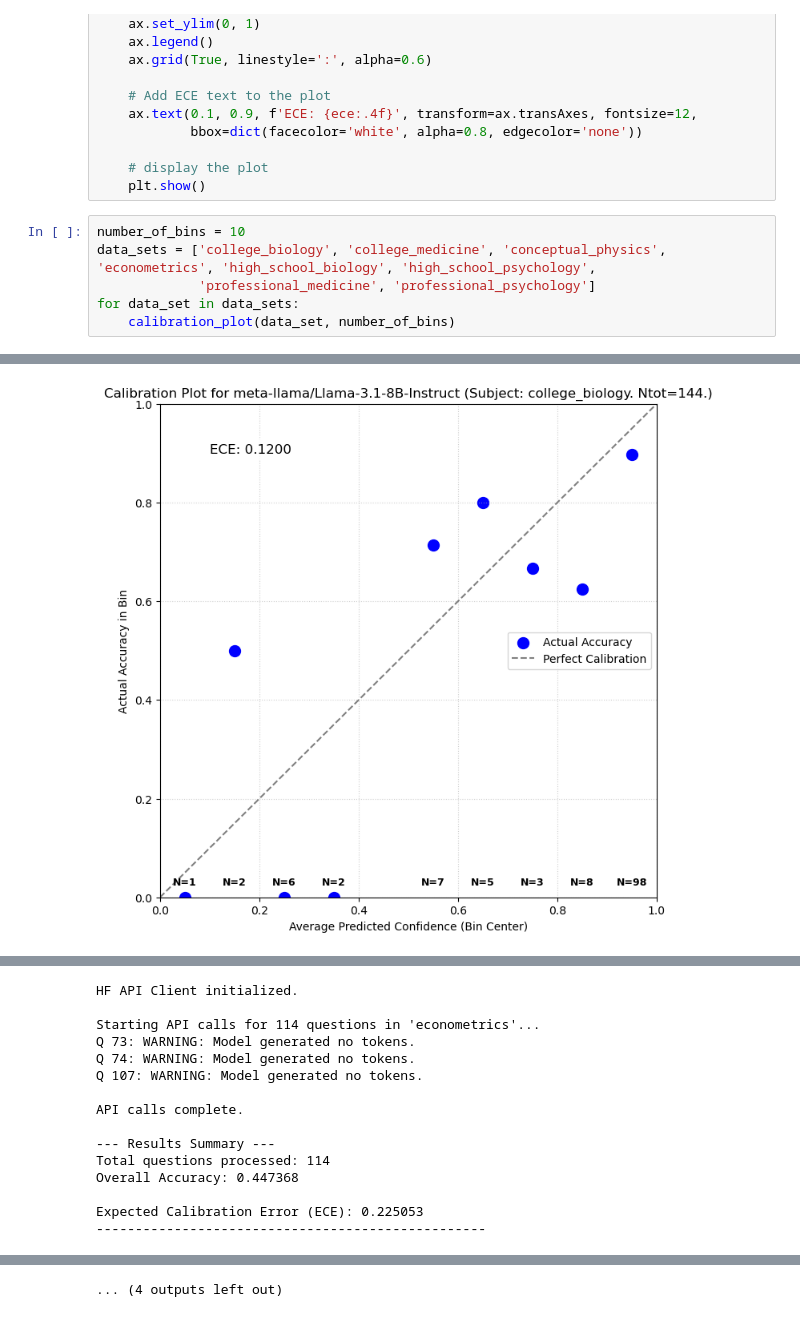
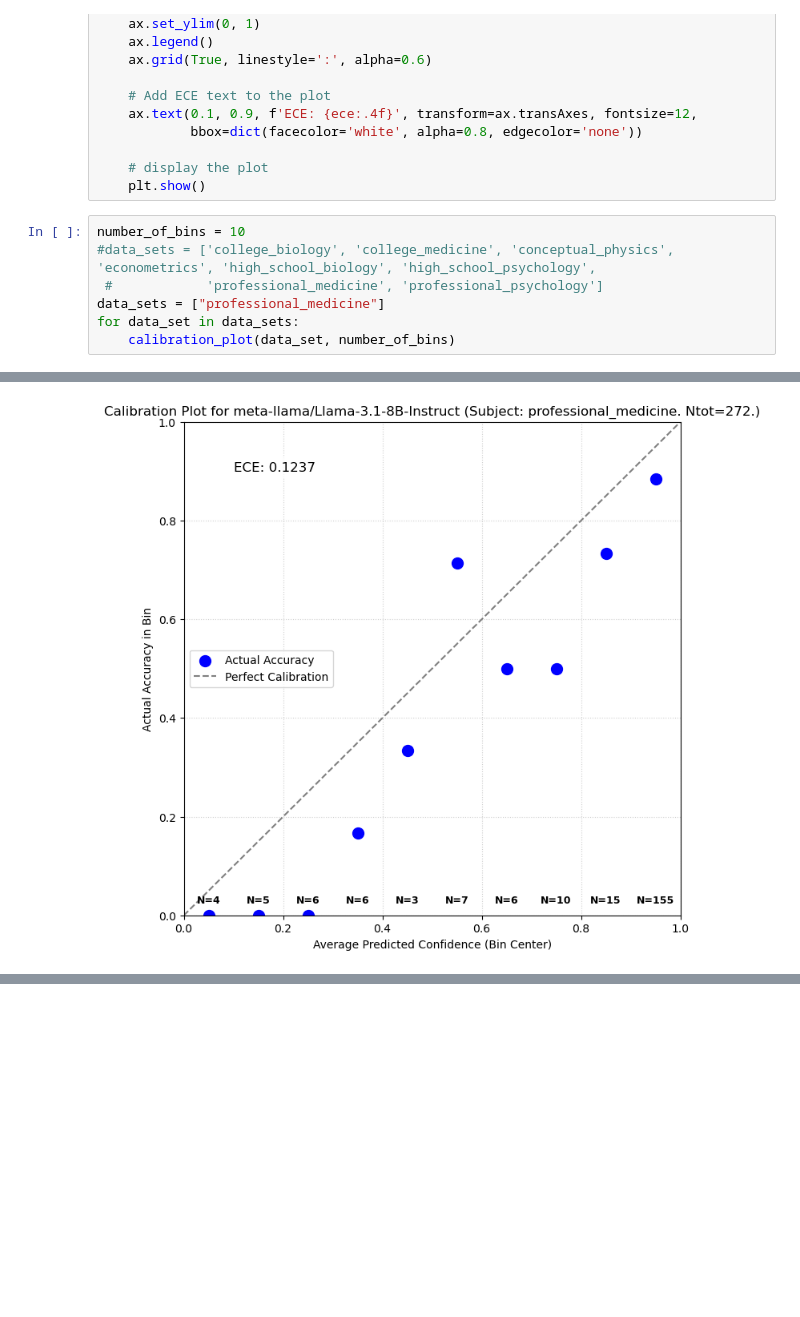
Before and after one commit to cryoTUD/ai4nanobiology, a Jupyter notebook: week_6/1_mcq.ipynb, the cells around one changed output, grey strips where cells are left out. Drawn from its saved outputs; the diff is of its cells as text; blank space fills up the shorter version.

```diff
--- a/week_6/1_mcq.ipynb
+++ b/week_6/1_mcq.ipynb
@@ -590,8 +590,9 @@ def calibration_plot(dataset_name: str, number_of_bins: int):
     plt.show()
 # %%
 number_of_bins = 10
-data_sets = ['college_biology', 'college_medicine', 'conceptual_physics', 'econometrics', 'high_school_biology', 'high_school_psychology',
-             'professional_medicine', 'professional_psychology']
+#data_sets = ['college_biology', 'college_medicine', 'conceptual_physics', 'econometrics', 'high_school_biology', 'high_school_psychology',
+ #            'professional_medicine', 'professional_psychology']
+data_sets = ["professional_medicine"]
 for data_set in data_sets:
     calibration_plot(data_set, number_of_bins)
 # %% [output]
@@ -614,2 +615,2 @@ Expected Calibration Error (ECE): 0.120003
 --------------------------------------------------
-[figure, old version]
+[figure, new version]
@@ -652,15 +616,0 @@ Expected Calibration Error (ECE): 0.242817
-HF API Client initialized.
-
-Starting API calls for 114 questions in 'econometrics'...
-Q 73: WARNING: Model generated no tokens.
-Q 74: WARNING: Model generated no tokens.
-Q 107: WARNING: Model generated no tokens.
-
-API calls complete.
-
---- Results Summary ---
-Total questions processed: 114
-Overall Accuracy: 0.447368
-
-Expected Calibration Error (ECE): 0.225053
---------------------------------------------------
@@ -704 +616,0 @@ Expected Calibration Error (ECE): 0.089493
-... (4 outputs left out)
```
Also changed, not shown: parts of 1 cell of this notebook, 1 other file.
